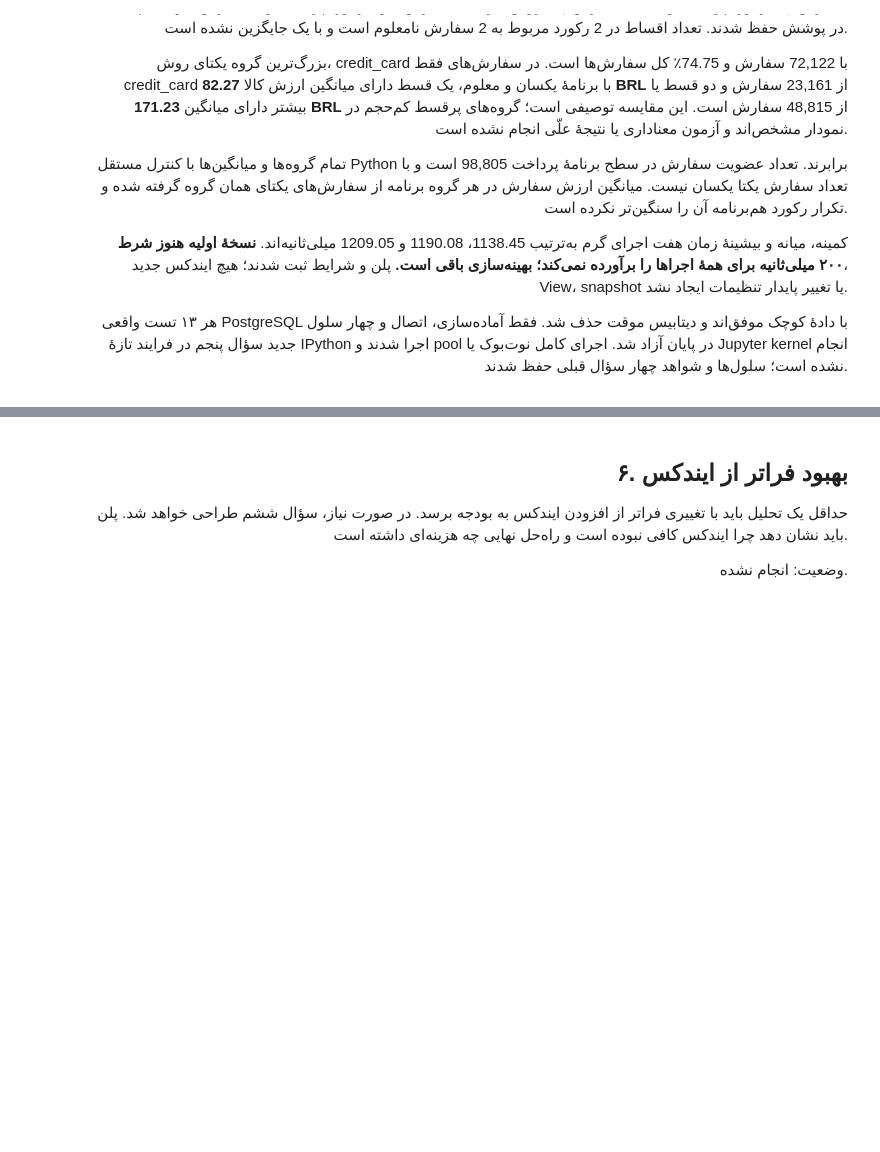
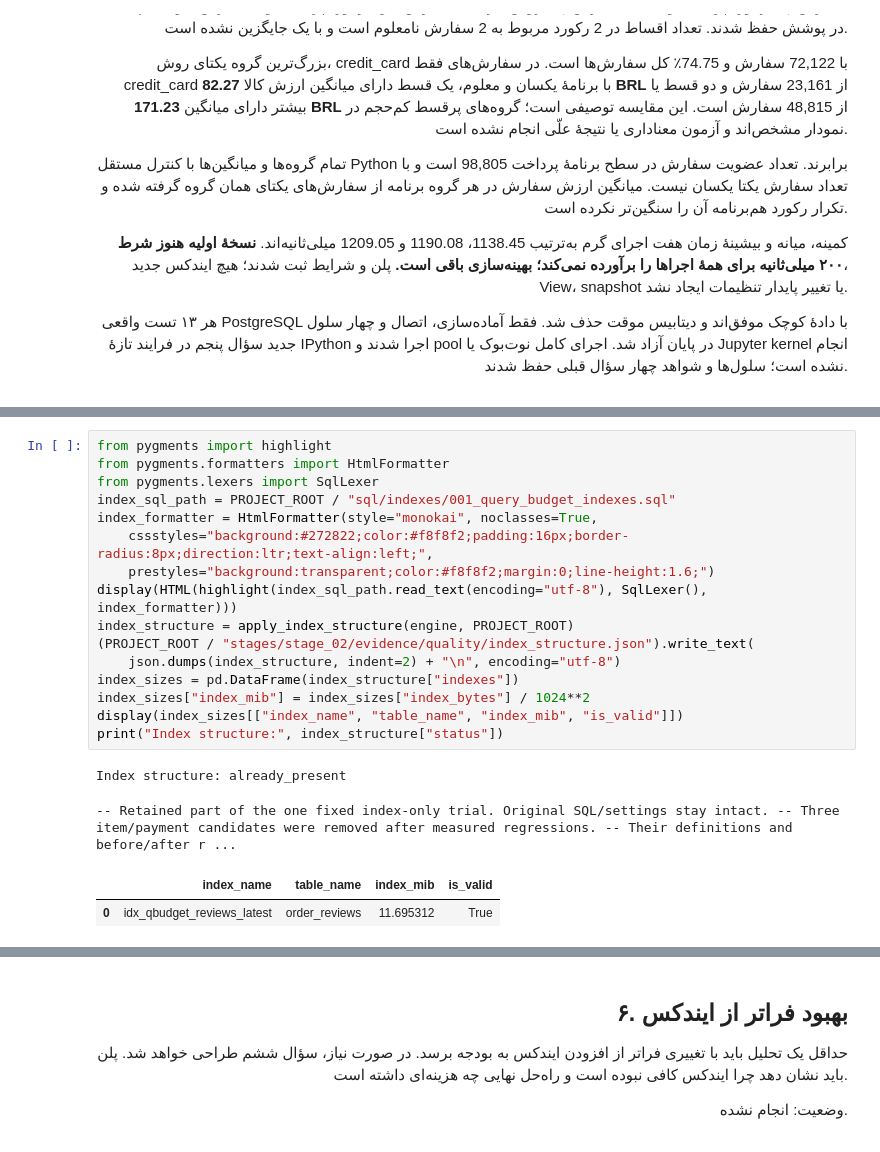
Before and after one commit to Ehsan-soveyzi/data_factory, a Jupyter notebook: stages/stage_02/solution.ipynb, the cells around one changed output, grey strips where cells are left out. Cells and saved outputs as stored; diff of their text form; blank space fills up the shorter version.

```diff
--- a/stages/stage_02/solution.ipynb
+++ b/stages/stage_02/solution.ipynb
@@ -2224,0 +2241,21 @@ Benchmark: stages/stage_02/evidence/benchmarks/q5_payment_methods_installments_b
+# %%
+from pygments import highlight
+from pygments.formatters import HtmlFormatter
+from pygments.lexers import SqlLexer
+index_sql_path = PROJECT_ROOT / "sql/indexes/001_query_budget_indexes.sql"
+index_formatter = HtmlFormatter(style="monokai", noclasses=True,
+    cssstyles="background:#272822;color:#f8f8f2;padding:16px;border-radius:8px;direction:ltr;text-align:left;",
+    prestyles="background:transparent;color:#f8f8f2;margin:0;line-height:1.6;")
+display(HTML(highlight(index_sql_path.read_text(encoding="utf-8"), SqlLexer(), index_formatter)))
+index_structure = apply_index_structure(engine, PROJECT_ROOT)
+(PROJECT_ROOT / "stages/stage_02/evidence/quality/index_structure.json").write_text(
+    json.dumps(index_structure, indent=2) + "\n", encoding="utf-8")
+index_sizes = pd.DataFrame(index_structure["indexes"])
+index_sizes["index_mib"] = index_sizes["index_bytes"] / 1024**2
+display(index_sizes[["index_name", "table_name", "index_mib", "is_valid"]])
+print("Index structure:", index_structure["status"])
+# %% [output]
+Index structure: already_present
+-- Retained part of the one fixed index-only trial. Original SQL/settings stay intact. -- Three item/payment candidates were removed after measured regressions. -- Their definitions and before/after r ...
+|  | index_name | table_name | index_mib | is_valid |
+| 0 | idx_qbudget_reviews_latest | order_reviews | 11.695312 | True |
```
Also changed, not shown: parts of 6 cells of this notebook, 28 other files.
